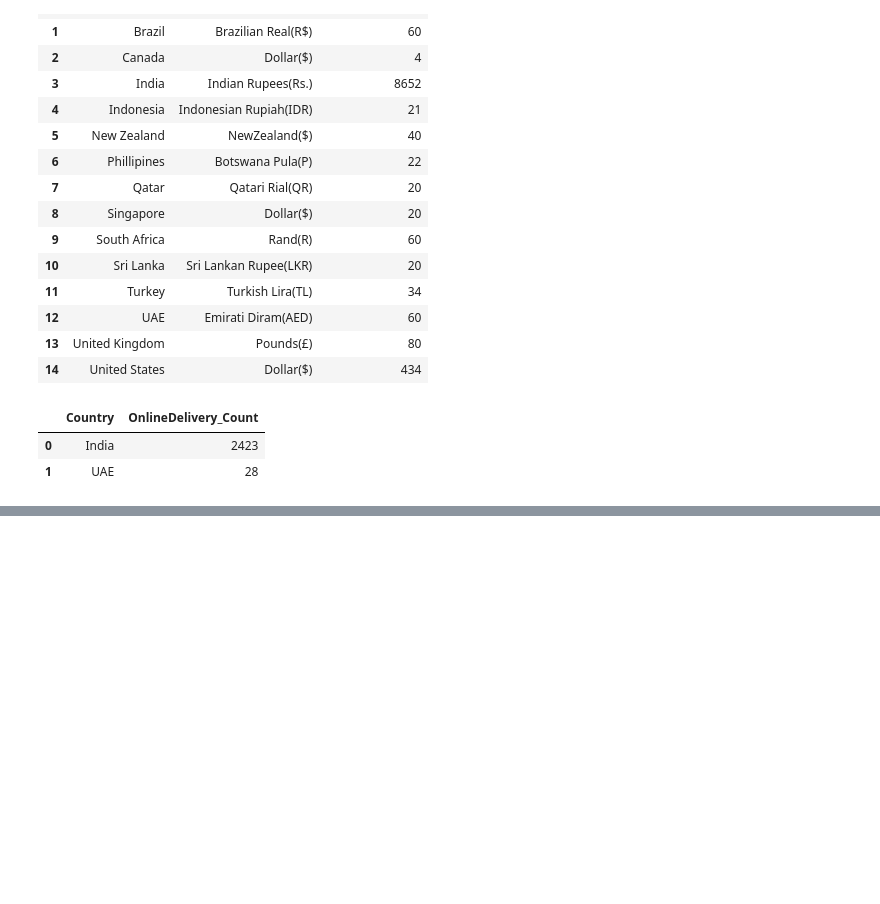
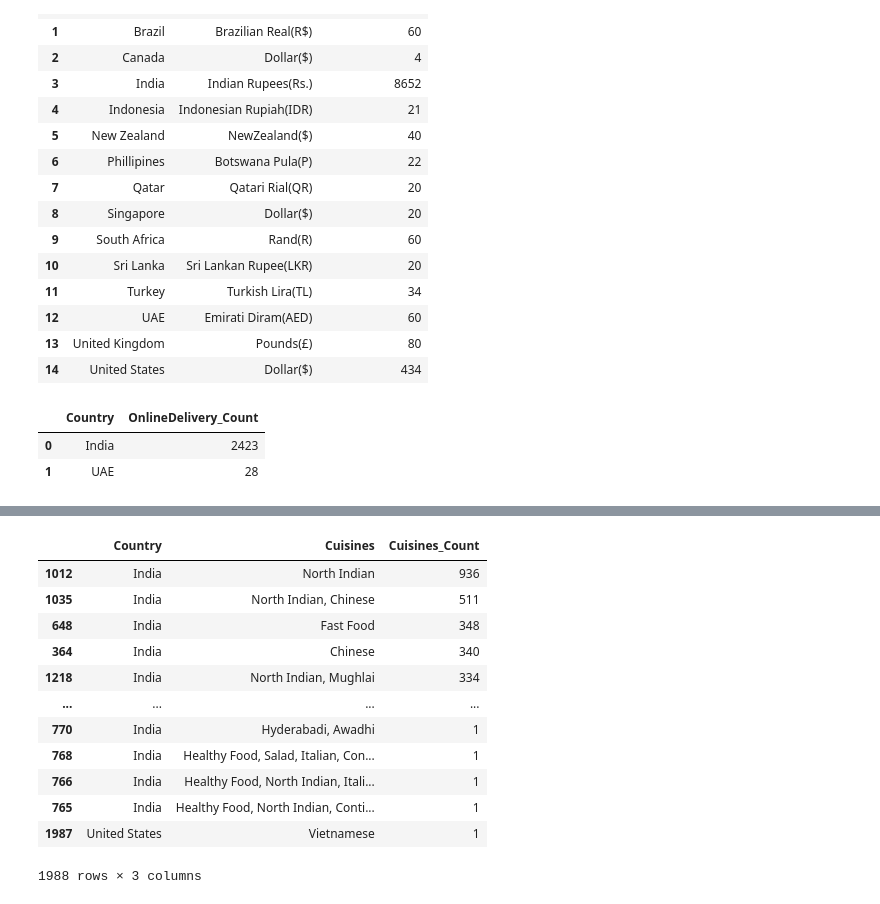
Before and after one commit to ravi0dubey/EDA, a Jupyter notebook: Zomato Dataset Exploratory Data Analysis.ipynb, the cells around one changed output, grey strips where cells are left out. Saved outputs shown, nothing was run; the diff lists cells and outputs as text; code cells hidden in the pictures; blank space fills up the shorter version.

```diff
--- a/Zomato Dataset Exploratory Data Analysis.ipynb
+++ b/Zomato Dataset Exploratory Data Analysis.ipynb
@@ -508,0 +572,19 @@ df_final[df_final['Has Online delivery']=='Yes'].groupby(['Country']).size().res
+# %%
+# Cuisines Sorted based on Maximum Transaction
+
+df_cuisines_max= df_final.groupby(['Country','Cuisines']).size().reset_index().rename(columns={0:'Cuisines_Count'}).sort_values(by = ['Cuisines_Count'], ascending=False)
+df_cuisines_max
+# %% [output]
+|  | Country | Cuisines | Cuisines_Count |
+| 1012 | India | North Indian | 936 |
+| 1035 | India | North Indian, Chinese | 511 |
+| 648 | India | Fast Food | 348 |
+| 364 | India | Chinese | 340 |
+| 1218 | India | North Indian, Mughlai | 334 |
+| ... | ... | ... | ... |
+| 770 | India | Hyderabadi, Awadhi | 1 |
+| 768 | India | Healthy Food, Salad, Italian, Con... | 1 |
+| 766 | India | Healthy Food, North Indian, Itali... | 1 |
+| 765 | India | Healthy Food, North Indian, Conti... | 1 |
+| 1987 | United States | Vietnamese | 1 |
+1988 rows × 3 columns
```
Also changed, not shown: parts of 6 cells of this notebook.
